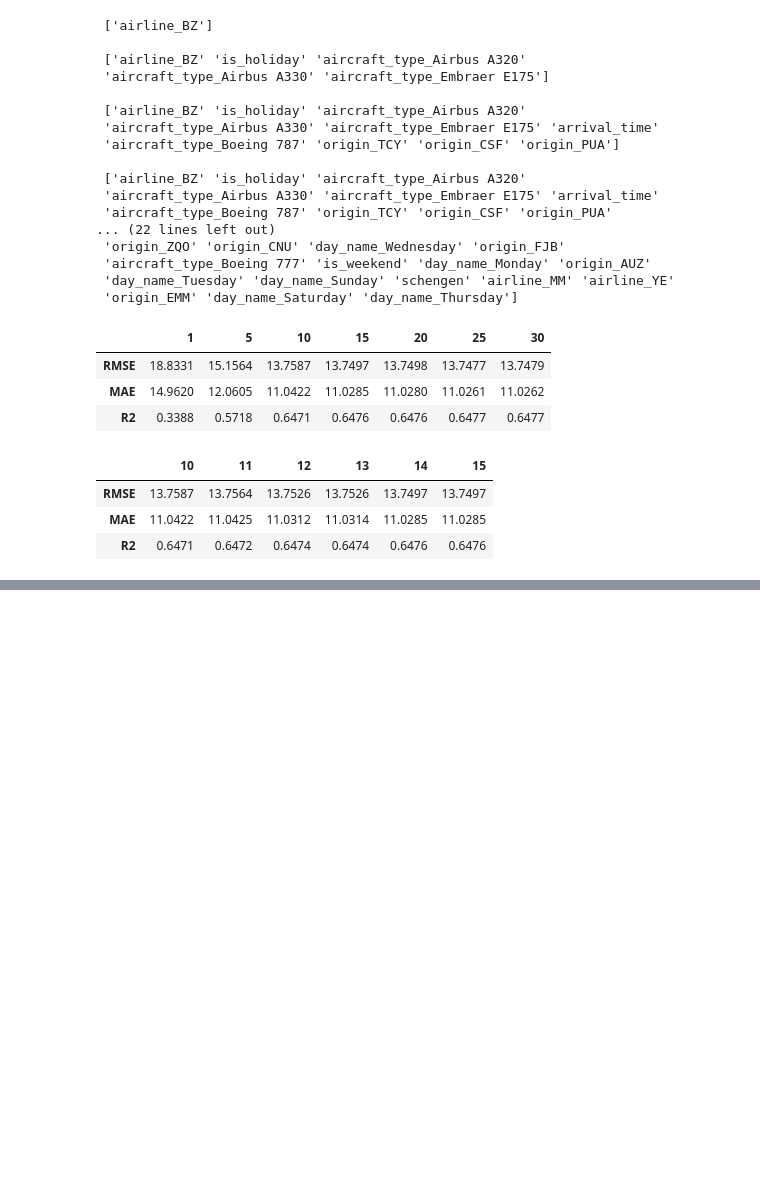
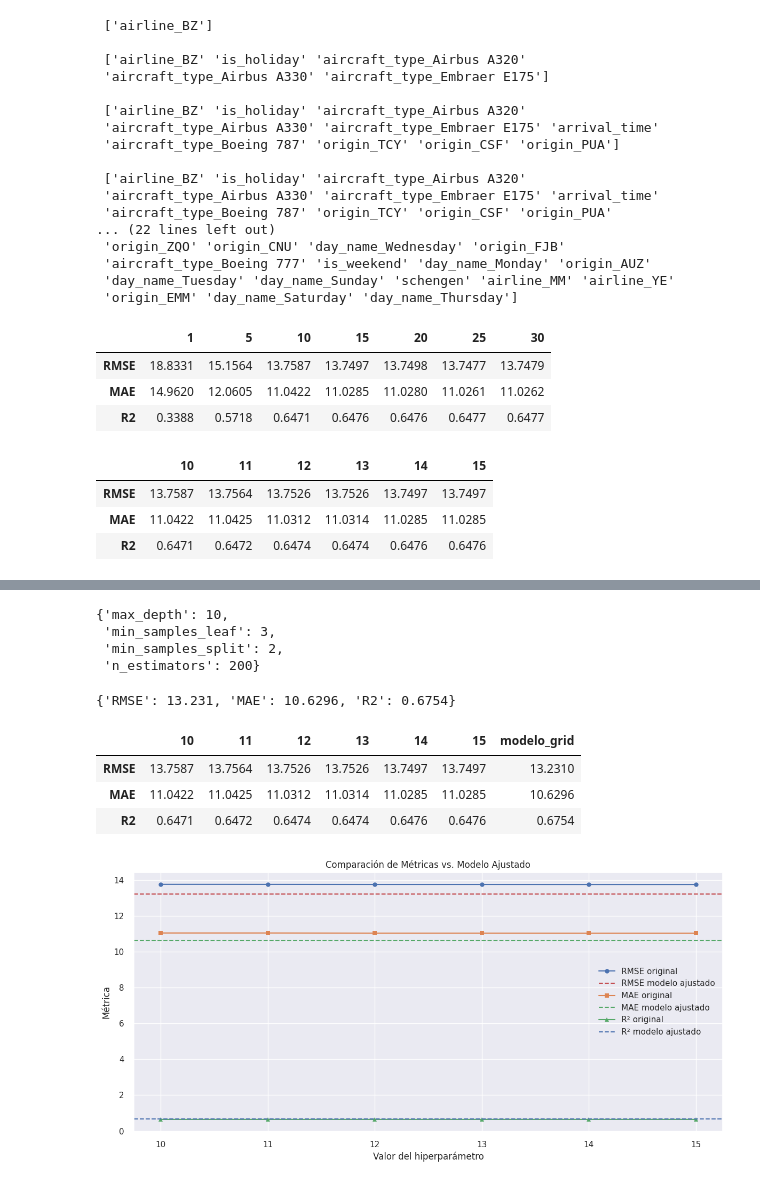
Before and after one commit to Tecindes/ClasificacionValidacion, a Jupyter notebook: IAAumentada.ipynb, the cells around one changed output, grey strips where cells are left out. Saved outputs shown, nothing was run; the diff lists cells and outputs as text; code cells hidden in the pictures; blank space fills up the shorter version.

```diff
--- a/IAAumentada.ipynb
+++ b/IAAumentada.ipynb
@@ -659,0 +724,21 @@ resultados
+# %%
+model_grid.best_params_
+# %% [output]
+{'max_depth': 10,
+ 'min_samples_leaf': 3,
+ 'min_samples_split': 2,
+ 'n_estimators': 200}
+# %%
+y_pred_grid=model_grid.predict(X_test)
+metricas_model_grid=calcular_regresion(y_test,y_pred_grid)
+metricas_model_grid
+# %% [output]
+{'RMSE': 13.231, 'MAE': 10.6296, 'R2': 0.6754}
+# %%
+resultados['modelo_grid']=list(metricas_model_grid.values())
+resultados
+# %% [output]
+|  | 10 | 11 | 12 | 13 | 14 | 15 | modelo_grid |
+| RMSE | 13.7587 | 13.7564 | 13.7526 | 13.7526 | 13.7497 | 13.7497 | 13.2310 |
+| MAE | 11.0422 | 11.0425 | 11.0312 | 11.0314 | 11.0285 | 11.0285 | 10.6296 |
+| R2 | 0.6471 | 0.6472 | 0.6474 | 0.6474 | 0.6476 | 0.6476 | 0.6754 |
@@ -659,0 +749,40 @@ resultados
+# %%
+import matplotlib.pyplot as plt
+import seaborn as sns
+
+# Valores del hiperparámetro
+param_range = [10, 11, 12, 13, 14, 15]
+
+# Métricas originales
+rmse_vals = [13.7587, 13.7564, 13.7526, 13.7526, 13.7497, 13.7497]
+mae_vals = [11.0422, 11.0425, 11.0312, 11.0314, 11.0285, 11.0285]
+r2_vals = [0.6471, 0.6472, 0.6474, 0.6474, 0.6476, 0.6476]
+
+# Valores del modelo ajustado
+rmse_grid = 13.2310
+mae_grid = 10.6296
+r2_grid = 0.6754
+
+sns.set(style="darkgrid")
+plt.figure(figsize=(12, 6))
+
+# RMSE
+plt.plot(param_range, rmse_vals, marker='o', label='RMSE original')
+plt.axhline(y=rmse_grid, color='r', linestyle='--', label='RMSE modelo ajustado')
+
+# MAE
+plt.plot(param_range, mae_vals, marker='s', label='MAE original')
+plt.axhline(y=mae_grid, color='g', linestyle='--', label='MAE modelo ajustado')
+
+# R2
+plt.plot(param_range, r2_vals, marker='^', label='R² original')
+plt.axhline(y=r2_grid, color='b', linestyle='--', label='R² modelo ajustado')
+
+plt.title('Comparación de Métricas vs. Modelo Ajustado')
+plt.xlabel('Valor del hiperparámetro')
+plt.ylabel('Métrica')
+plt.legend()
+plt.tight_layout()
+plt.show()
+# %% [output]
+[figure, added]
```
Also changed, not shown: parts of 6 cells of this notebook.
